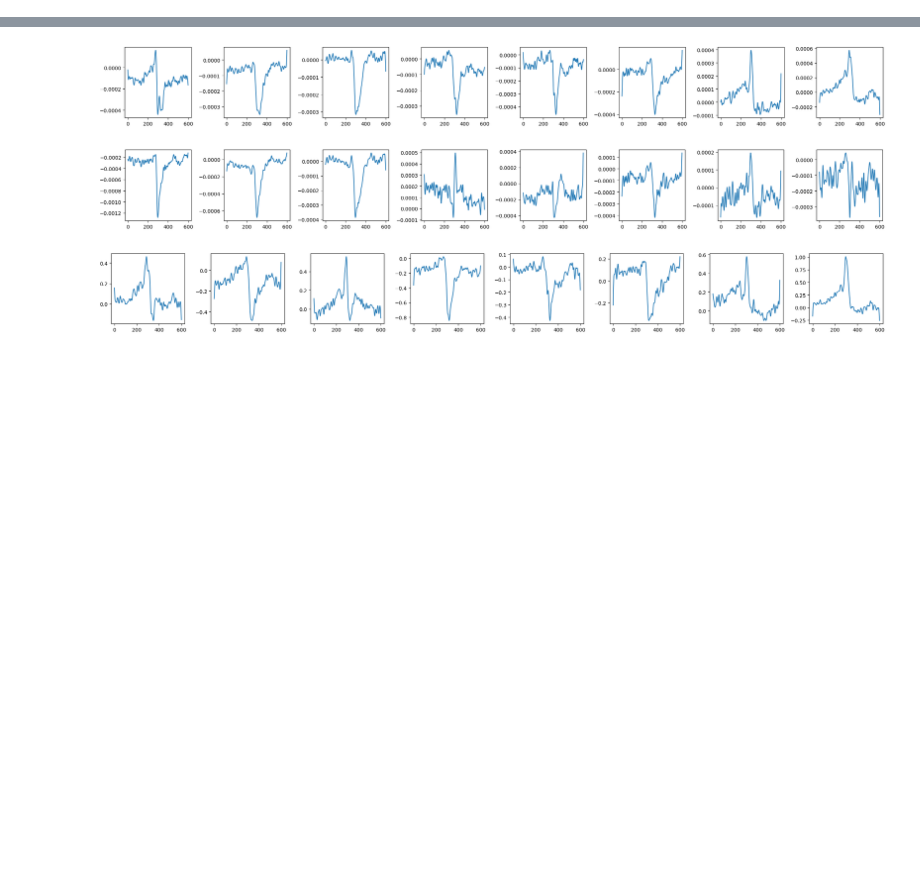
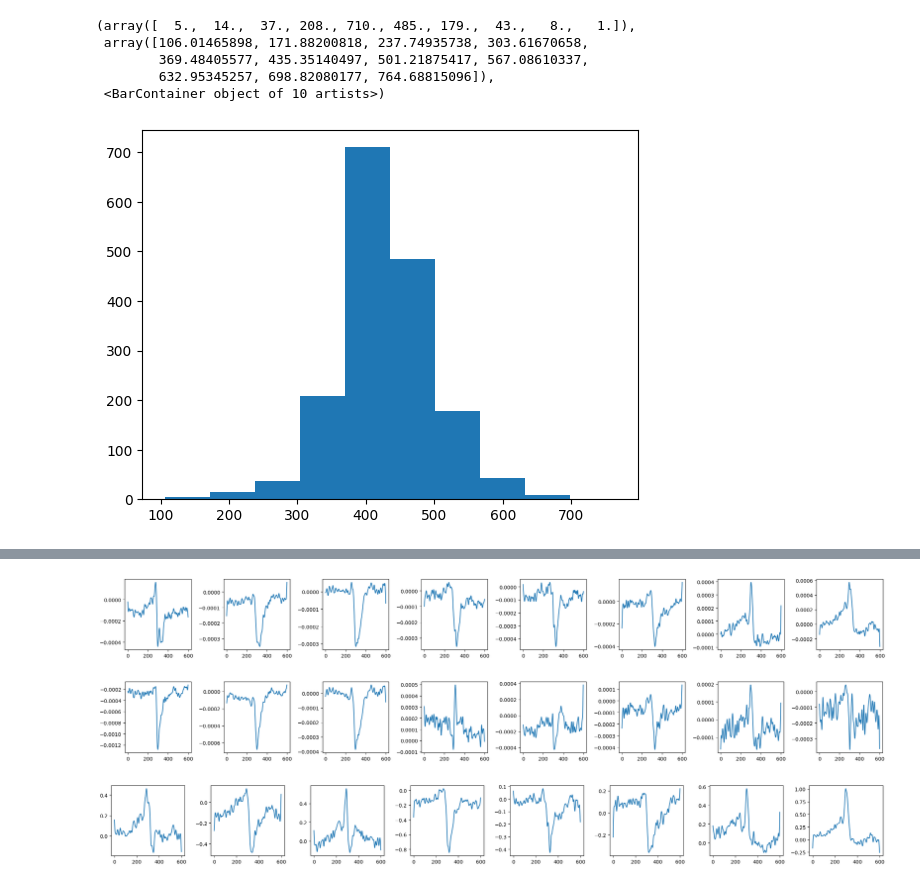
Before and after one commit to NeuroAI-IBS/fn_data_saccade, a Jupyter notebook: Data sorting/python_code/linear_analy(cell).ipynb, the cells around one changed output, grey strips where cells are left out. Saved outputs shown, nothing was run; the diff lists cells and outputs as text; code cells hidden in the pictures; blank space fills up the shorter version.

```diff
--- a/Data sorting/python_code/linear_analy(cell).ipynb
+++ b/Data sorting/python_code/linear_analy(cell).ipynb
@@ -138,0 +135,9 @@ for ori_num in range(8):
+# %%
+plt.hist(peak_t[0])
+# %% [output]
+(array([  5.,  14.,  37., 208., 710., 485., 179.,  43.,   8.,   1.]),
+ array([106.01465898, 171.88200818, 237.74935738, 303.61670658,
+        369.48405577, 435.35140497, 501.21875417, 567.08610337,
+        632.95345257, 698.82080177, 764.68815096]),
+ <BarContainer object of 10 artists>)
+[figure, added]
```
Also changed, not shown: parts of 7 cells of this notebook.
